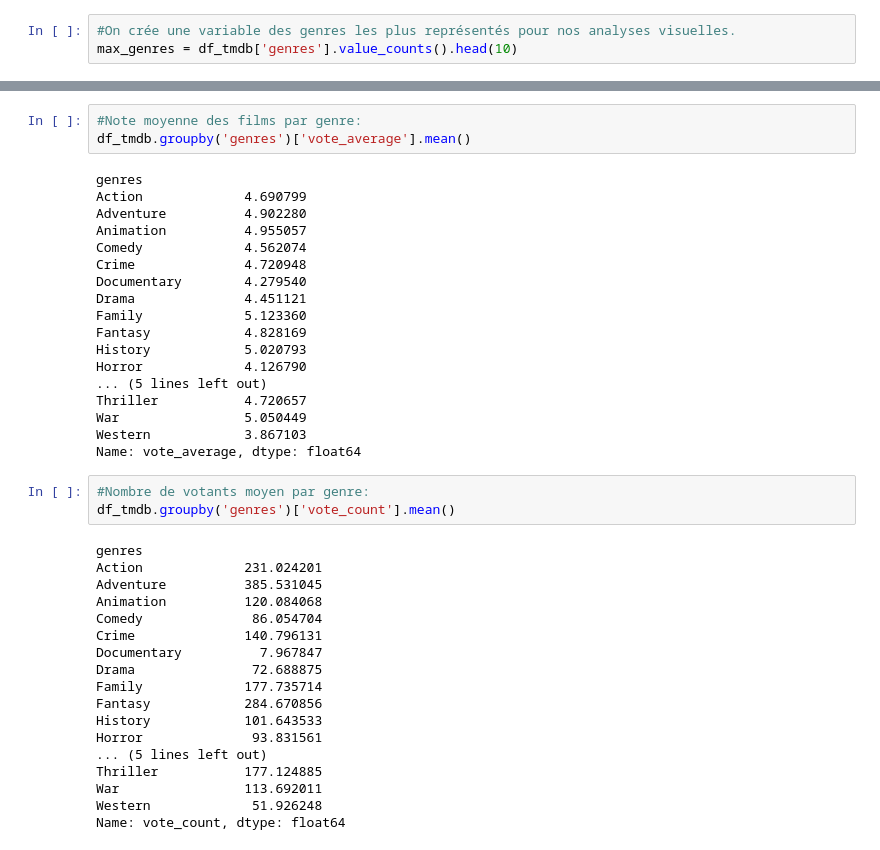
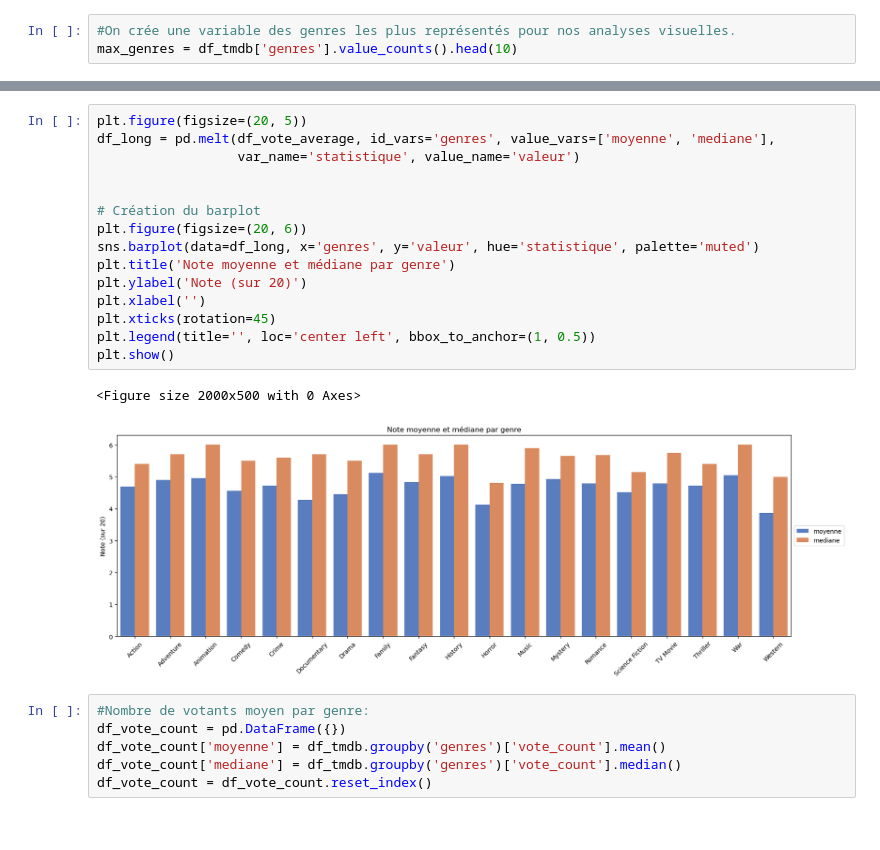
Before and after one commit to jpvt-data/AlgoCinema, a Jupyter notebook: exploration/exploration_tmdb_full.ipynb, the cells around one changed output, grey strips where cells are left out. Cells and saved outputs as stored; diff of their text form.

```diff
--- a/exploration/exploration_tmdb_full.ipynb
+++ b/exploration/exploration_tmdb_full.ipynb
@@ -202,42 +205,24 @@ ValueError: Length of list vectors must match length of `data` when both are use
-# %%
-#Note moyenne des films par genre:
-df_tmdb.groupby('genres')['vote_average'].mean()
-# %% [output]
-genres
-Action             4.690799
-Adventure          4.902280
-Animation          4.955057
-Comedy             4.562074
-Crime              4.720948
-Documentary        4.279540
-Drama              4.451121
-Family             5.123360
-Fantasy            4.828169
-History            5.020793
-Horror             4.126790
-... (5 lines left out)
-Thriller           4.720657
-War                5.050449
-Western            3.867103
-Name: vote_average, dtype: float64
+# %%
+plt.figure(figsize=(20, 5))
+df_long = pd.melt(df_vote_average, id_vars='genres', value_vars=['moyenne', 'mediane'],
+                  var_name='statistique', value_name='valeur')
+
+
+# Création du barplot
+plt.figure(figsize=(20, 6))
+sns.barplot(data=df_long, x='genres', y='valeur', hue='statistique', palette='muted')
+plt.title('Note moyenne et médiane par genre')
+plt.ylabel('Note (sur 20)')
+plt.xlabel('')
+plt.xticks(rotation=45)
+plt.legend(title='', loc='center left', bbox_to_anchor=(1, 0.5))
+plt.show()
+# %% [output]
+<Figure size 2000x500 with 0 Axes>
+[figure, added]
 # %%
 #Nombre de votants moyen par genre:
-df_tmdb.groupby('genres')['vote_count'].mean()
+df_vote_count = pd.DataFrame({})
+df_vote_count['moyenne'] = df_tmdb.groupby('genres')['vote_count'].mean()
+df_vote_count['mediane'] = df_tmdb.groupby('genres')['vote_count'].median()
+df_vote_count = df_vote_count.reset_index()
-# %% [output]
-genres
-Action             231.024201
-Adventure          385.531045
-Animation          120.084068
-Comedy              86.054704
-Crime              140.796131
-Documentary          7.967847
-Drama               72.688875
-Family             177.735714
-Fantasy            284.670856
-History            101.643533
-Horror              93.831561
-... (5 lines left out)
-Thriller           177.124885
-War                113.692011
-Western             51.926248
-Name: vote_count, dtype: float64
```
Also changed, not shown: parts of 8 cells of this notebook.
